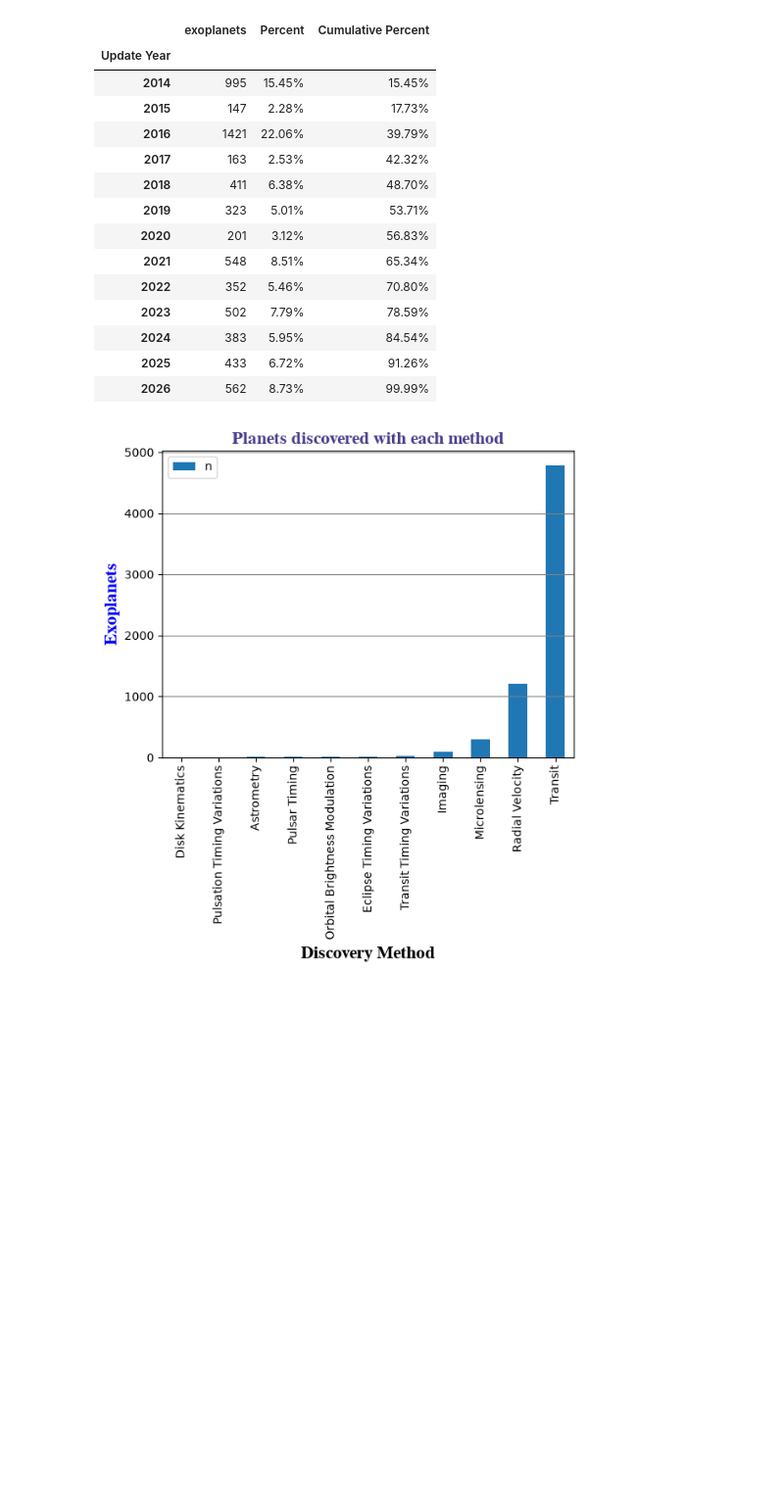
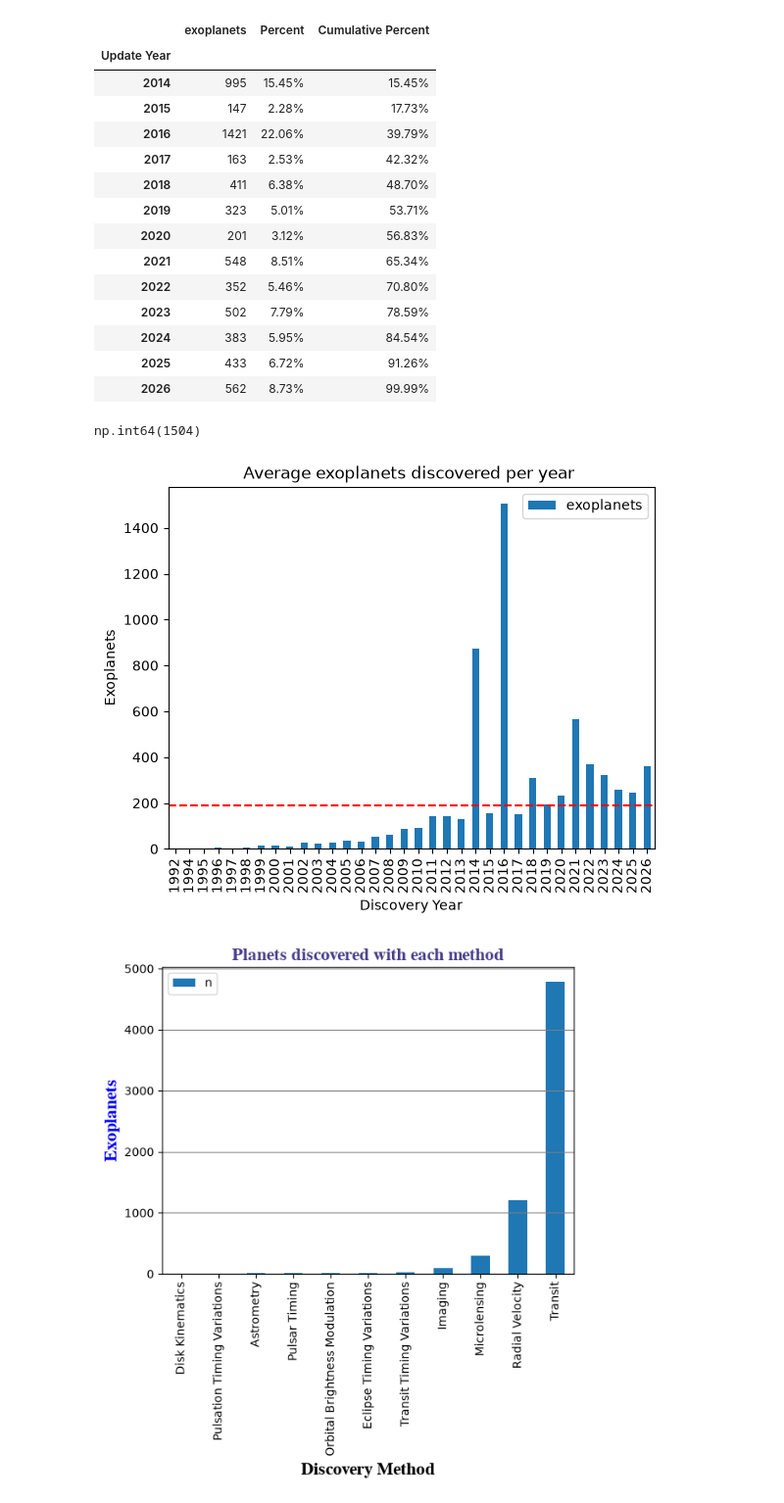
Before and after one commit to alexandervp1/aequo-finance, a Jupyter notebook: data/astronomical_analysis.ipynb, the cells around one changed output. Shown at 98% size. Saved outputs shown, nothing was run; the diff lists cells and outputs as text; code cells hidden in the pictures; blank space fills up the shorter version.

Commit message:
added 2 charts & 2 dfs

```diff
--- a/data/astronomical_analysis.ipynb
+++ b/data/astronomical_analysis.ipynb
@@ -276,17 +266,28 @@ summary_records.style.format({
 | 2025 | 433 | 6.72% | 91.26% |
 | 2026 | 562 | 8.73% | 99.99% |
 # %%
-#Oldest and most recent exoplanets discovered
+#Average n of exoplanets discovered per year
+#Reusing dataframe from chart #2
 
-old_new_pl_disc = pd.read_sql("""
-    SELECT pl_name, disc_year, rowupdate
-    FROM exoplanets_data
-    WHERE disc_year = (SELECT MIN(disc_year) FROM exoplanets_data)
-    GROUP BY rowupdate
-
-""", engine)
-
-old_new_pl_disc.plot.bar(x='rowupdate', y='')
+#average
+n_years = pl_disc_per_year['disc_year'].max() - pl_disc_per_year['disc_year'].min() + 1
+pl_disc_per_year['exoplanets'].sum() / n_years
+#Others
+pl_disc_per_year['exoplanets'].median() #typical value
+pl_disc_per_year['exoplanets'].max() #best year
+# %% [output]
+np.int64(1504)
+# %%
+#Average exoplanets discovered per year (chart)
+
+ax = pl_disc_per_year.plot.bar(x='disc_year', y='exoplanets')
+ax.axhline(pl_disc_per_year['exoplanets'].mean(), color='r', linestyle='--')
+ax.set_title('Average exoplanets discovered per year ')
+ax.set_xlabel('Discovery Year')
+ax.set_ylabel('Exoplanets')
+plt.show()
+# %% [output]
+[figure, added]
 # %%
 #Planets discovered with each method
 
```
Also changed, not shown: parts of 9 cells of this notebook.
